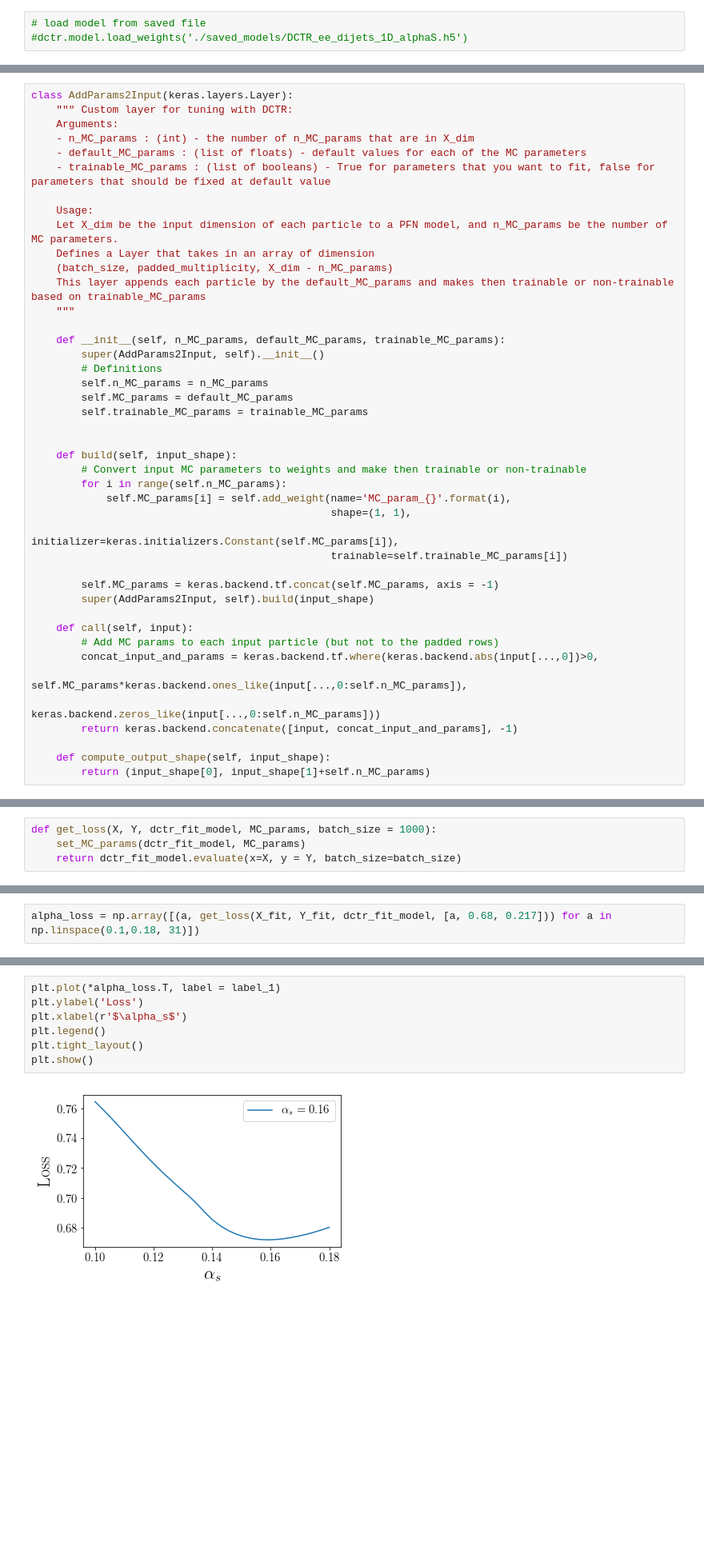
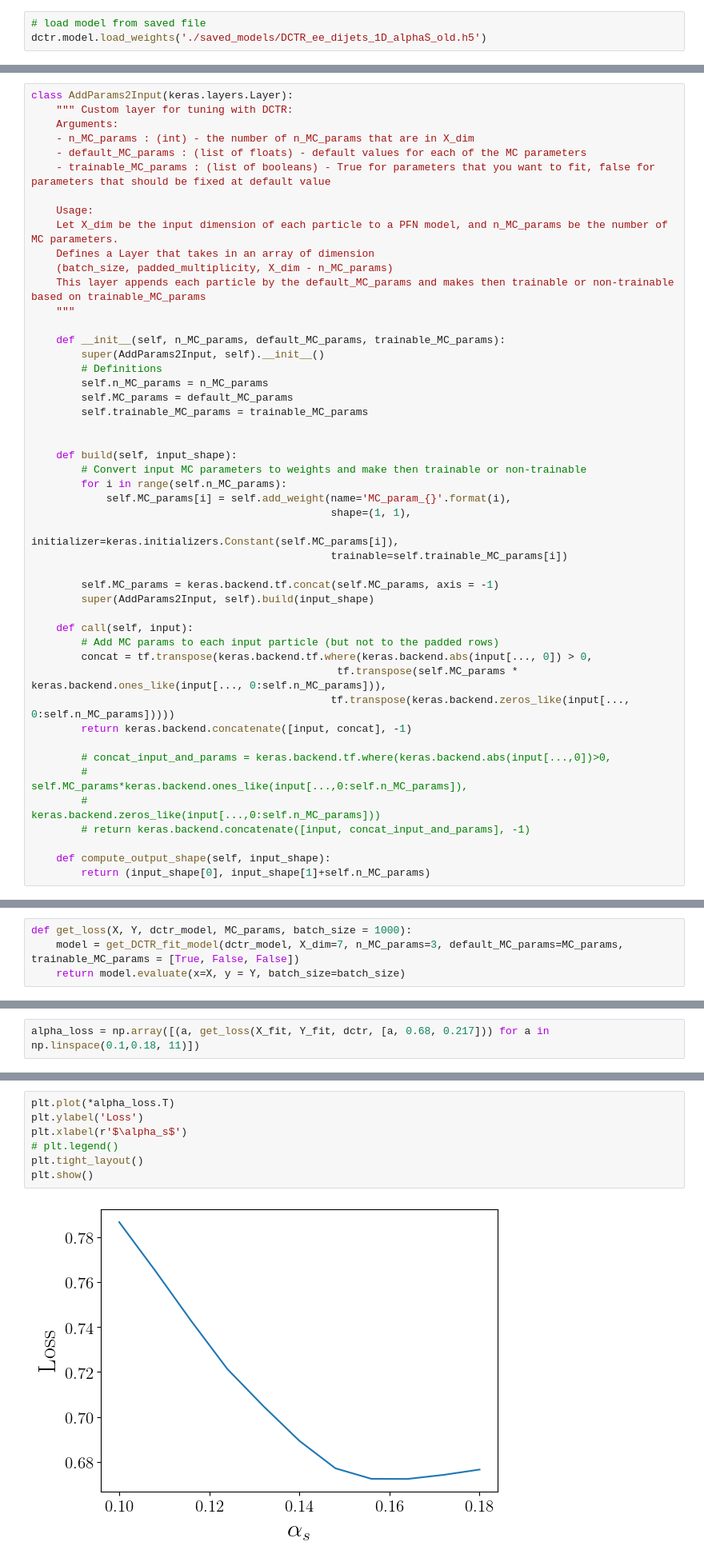
Before and after one commit to matangrinberg/parametrized-classifiers, a Jupyter notebook: DCTR/HEP-notebooks/DCTR_1D_alphaS.ipynb, the cells around one changed output, grey strips where cells are left out. Shown at 80% size. Cells and saved outputs as stored; diff of their text form; blank space fills up the shorter version.

Commit message:
fixed model

```diff
--- a/DCTR/HEP-notebooks/DCTR_1D_alphaS.ipynb
+++ b/DCTR/HEP-notebooks/DCTR_1D_alphaS.ipynb
@@ -161,7 +158,7 @@ plt.show()
 # Load Model
 # %%
 # load model from saved file
-#dctr.model.load_weights('./saved_models/DCTR_ee_dijets_1D_alphaS.h5')
+dctr.model.load_weights('./saved_models/DCTR_ee_dijets_1D_alphaS_old.h5')
 # %% [markdown]
 # Validation
 # %% [markdown]
@@ -370,10 +367,15 @@ class AddParams2Input(keras.layers.Layer):
 
     def call(self, input):
         # Add MC params to each input particle (but not to the padded rows)
-        concat_input_and_params = keras.backend.tf.where(keras.backend.abs(input[...,0])>0,
-                                                         self.MC_params*keras.backend.ones_like(input[...,0:self.n_MC_params]),
-                                                         keras.backend.zeros_like(input[...,0:self.n_MC_params]))
-        return keras.backend.concatenate([input, concat_input_and_params], -1)
+        concat = tf.transpose(keras.backend.tf.where(keras.backend.abs(input[..., 0]) > 0,
+                                                 tf.transpose(self.MC_params * keras.backend.ones_like(input[..., 0:self.n_MC_params])),
+                                                tf.transpose(keras.backend.zeros_like(input[..., 0:self.n_MC_params]))))
+        return keras.backend.concatenate([input, concat], -1)
+
+        # concat_input_and_params = keras.backend.tf.where(keras.backend.abs(input[...,0])>0,
+        #                                                  self.MC_params*keras.backend.ones_like(input[...,0:self.n_MC_params]),
+        #                                                  keras.backend.zeros_like(input[...,0:self.n_MC_params]))
+        # return keras.backend.concatenate([input, concat_input_and_params], -1)
 
     def compute_output_shape(self, input_shape):
         return (input_shape[0], input_shape[1]+self.n_MC_params)
@@ -484,4 +520,4 @@ X_fit, _, Y_fit, _ = data_split(X_fit, Y_fit, test=0, shuffle=True)
 # %%
-def get_loss(X, Y, dctr_fit_model, MC_params, batch_size = 1000):
-    set_MC_params(dctr_fit_model, MC_params)
-    return dctr_fit_model.evaluate(x=X, y = Y, batch_size=batch_size)
+def get_loss(X, Y, dctr_model, MC_params, batch_size = 1000):
+    model = get_DCTR_fit_model(dctr_model, X_dim=7, n_MC_params=3, default_MC_params=MC_params, trainable_MC_params = [True, False, False])
+    return model.evaluate(x=X, y = Y, batch_size=batch_size)
@@ -488,3 +547,3 @@ def get_loss(X, Y, dctr_fit_model, MC_params, batch_size = 1000):
 # %%
-alpha_loss = np.array([(a, get_loss(X_fit, Y_fit, dctr_fit_model, [a, 0.68, 0.217])) for a in np.linspace(0.1,0.18, 31)])
+alpha_loss = np.array([(a, get_loss(X_fit, Y_fit, dctr, [a, 0.68, 0.217])) for a in np.linspace(0.1,0.18, 11)])
 # %% [output]
@@ -508,12 +561,12 @@ alpha_loss = np.array([(a, get_loss(X_fit, Y_fit, dctr_fit_model, [a, 0.68, 0.21
 # %%
-plt.plot(*alpha_loss.T, label = label_1)
+plt.plot(*alpha_loss.T)
 plt.ylabel('Loss')
 plt.xlabel(r'$\alpha_s$')
-plt.legend()
+# plt.legend()
 plt.tight_layout()
 plt.show()
 # %% [output]
-[figure, old version]
+[figure, new version]
 # %%
 def get_min_loss(losses, x0):
     f = sp.interpolate.interp1d(losses[:,0], losses[:,1], fill_value="extrapolate")
```
Also changed, not shown: parts of 16 cells of this notebook, 3 other files.
